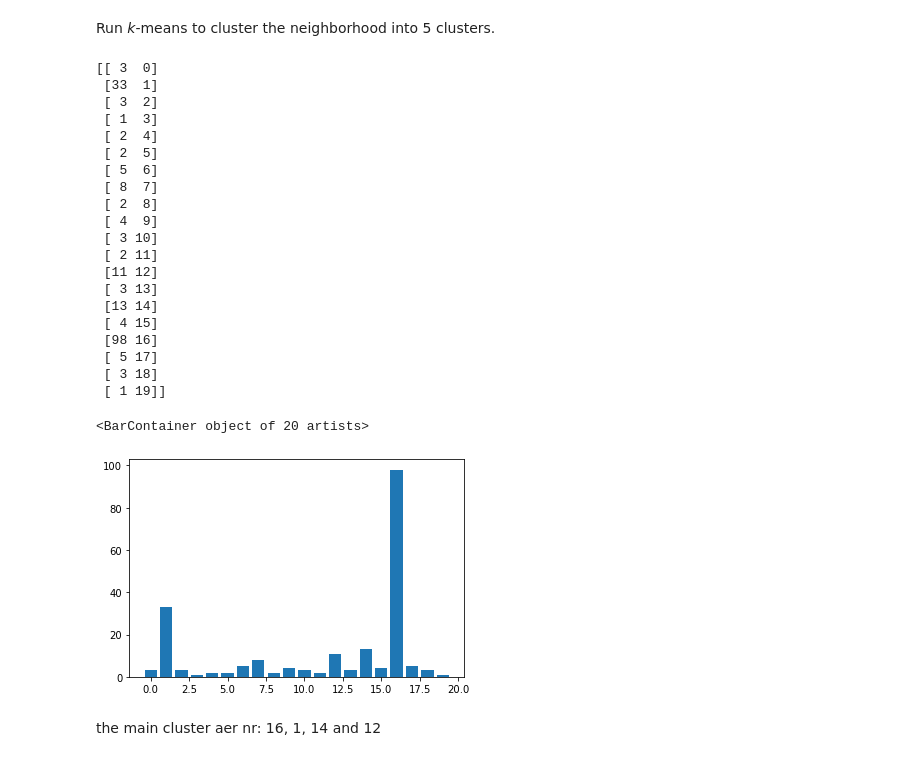
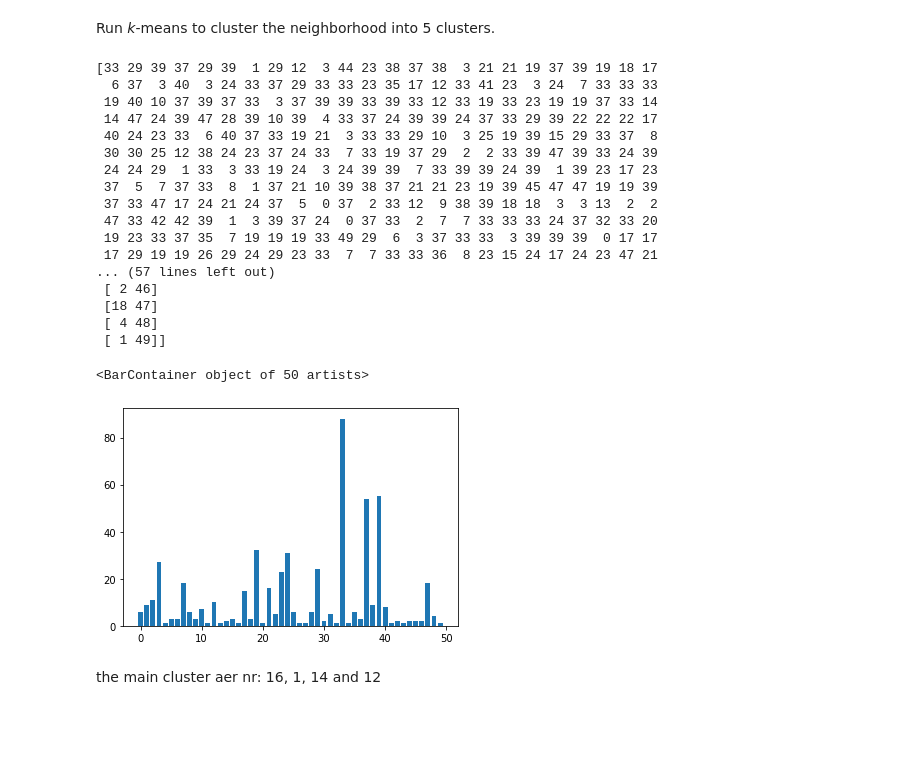
Before and after one commit to 12we23/Coursea-Capstone, a Jupyter notebook: Capstone Project-battle_of_cities.ipynb, the cells around one changed output. Drawn from its saved outputs; the diff is of its cells as text; code cells hidden in the pictures; blank space fills up the shorter version.

```diff
--- a/Capstone Project-battle_of_cities.ipynb
+++ b/Capstone Project-battle_of_cities.ipynb
@@ -353,14 +359,14 @@ There are 286 uniques categories.
 ## Analyze Each Neighborhood
 # %%
 # one hot encoding
-Toronto_onehot = pd.get_dummies(Toronto_venues[['Venue Category']], prefix="", prefix_sep="")
+Berlin_onehot = pd.get_dummies(Berlin_venues[['Venue Category']], prefix="", prefix_sep="")
 
 # add neighborhood column back to dataframe
-Toronto_onehot['Neighborhood'] = Toronto_venues['Neighborhood']
+Berlin_onehot['Neighborhood'] = Berlin_venues['Neighborhood']
 
 # move neighborhood column to the first column
-fixed_columns = [Toronto_onehot.columns[-1]] + list(Toronto_onehot.columns[:-1])
-Toronto_onehot = Toronto_onehot[fixed_columns]
+fixed_columns = [Berlin_onehot.columns[-1]] + list(Berlin_onehot.columns[:-1])
+Berlin = Berlin_onehot[fixed_columns]
 
-Toronto_onehot.head()
+Berlin_onehot.head()
 # %% [output]
@@ -378,6 +384,6 @@ Toronto_onehot.shape
 # %% [markdown]
 ### Next, let's group rows by neighborhood and by taking the mean of the frequency of occurrence of each category
 # %%
-Toronto_grouped = Toronto_onehot.groupby('Neighborhood').mean().reset_index()
-Toronto_grouped
+Berlin_grouped = Berlin_onehot.groupby('Neighborhood').mean().reset_index()
+Berlin_grouped
 # %% [output]
@@ -488,50 +494,47 @@ Toronto_grouped.head()
 Run _k_-means to cluster the neighborhood into 5 clusters.
 # %%
 # set number of clusters
-kclusters = 20
+kclusters = 50
 
-Toronto_grouped_clustering = Toronto_grouped.drop('Neighborhood', 1)
+Berlin_grouped_clustering = Berlin_grouped.drop('Neighborhood', 1)
 
 # run k-means clustering
-kmeans = KMeans(n_clusters=kclusters, random_state=0).fit(Toronto_grouped_clustering)
+kmeans = KMeans(n_clusters=kclusters, random_state=0).fit(Berlin_grouped_clustering)
 
 # check cluster labels generated for each row in the dataframe
 print(kmeans.labels_)
 
 #and occurence
 unique, counts = np.unique(kmeans.labels_, return_counts=True)
 
 #check the occurence for each cluster
 A=np.asarray((counts, unique)).T
 X=A[:,1]
 Y=A[:,0]
 print(A)
 
 
 plt.bar(X,Y,align='center')
 # %% [output]
-[[ 3  0]
- [33  1]
- [ 3  2]
- [ 1  3]
- [ 2  4]
- [ 2  5]
- [ 5  6]
- [ 8  7]
- [ 2  8]
- [ 4  9]
- [ 3 10]
- [ 2 11]
- [11 12]
- [ 3 13]
- [13 14]
- [ 4 15]
- [98 16]
- [ 5 17]
- [ 3 18]
- [ 1 19]]
+[33 29 39 37 29 39  1 29 12  3 44 23 38 37 38  3 21 21 19 37 39 19 18 17
+  6 37  3 40  3 24 33 37 29 33 33 23 35 17 12 33 41 23  3 24  7 33 33 33
+ 19 40 10 37 39 37 33  3 37 39 39 33 39 33 12 33 19 33 23 19 19 37 33 14
+ 14 47 24 39 47 28 39 10 39  4 33 37 24 39 39 24 37 33 29 39 22 22 22 17
+ 40 24 23 33  6 40 37 33 19 21  3 33 33 29 10  3 25 19 39 15 29 33 37  8
+ 30 30 25 12 38 24 23 37 24 33  7 33 19 37 29  2  2 33 39 47 39 33 24 39
+ 24 24 29  1 33  3 33 19 24  3 24 39 39  7 33 39 39 24 39  1 39 23 17 23
+ 37  5  7 37 33  8  1 37 21 10 39 38 37 21 21 23 19 39 45 47 47 19 19 39
+ 37 33 47 17 24 21 24 37  5  0 37  2 33 12  9 38 39 18 18  3  3 13  2  2
+ 47 33 42 42 39  1  3 39 37 24  0 37 33  2  7  7 33 33 33 24 37 32 33 20
+ 19 23 33 37 35  7 19 19 19 33 49 29  6  3 37 33 33  3 39 39 39  0 17 17
+ 17 29 19 19 26 29 24 29 23 33  7  7 33 33 36  8 23 15 24 17 24 23 47 21
+... (57 lines left out)
+ [ 2 46]
+ [18 47]
+ [ 4 48]
+ [ 1 49]]
-<BarContainer object of 20 artists>
+<BarContainer object of 50 artists>
-[figure, old version]
+[figure, new version]
 # %% [markdown]
 the main cluster aer nr: 16, 1,  14 and 12
 # %% [markdown]
```
Also changed, not shown: parts of 20 cells of this notebook.
